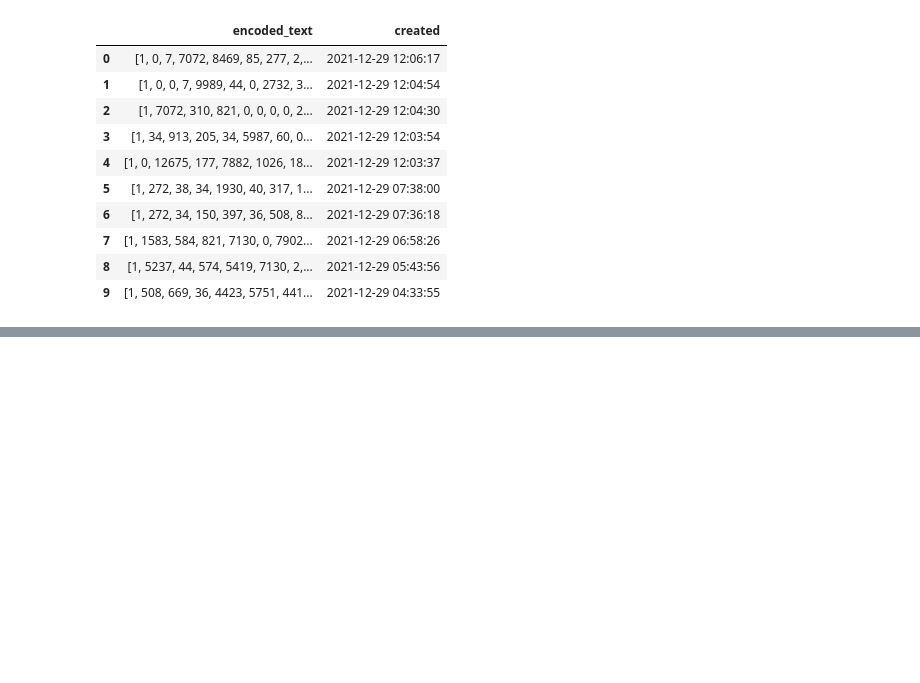
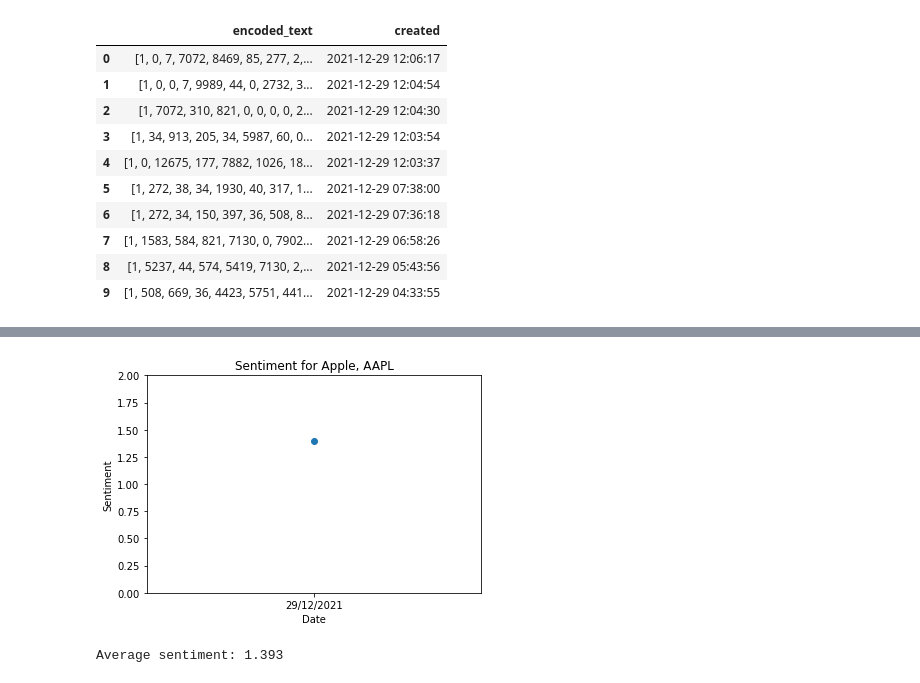
Before and after one commit to Rubinjo/sentiment-stonks, a Jupyter notebook: main.ipynb, the cells around one changed output, grey strips where cells are left out. Saved outputs shown, nothing was run; the diff lists cells and outputs as text; code cells hidden in the pictures; blank space fills up the shorter version.

Commit message:
✨ Final output visuals

```diff
--- a/main.ipynb
+++ b/main.ipynb
@@ -625,0 +635,25 @@ df_labels.head(10)
+# %%
+dates = []
+df_result = pd.DataFrame()
+
+for index, item in df_labels.iterrows():
+    if item["created"].date() not in dates:
+        dates.append(item["created"].date())
+
+for date in dates:
+    df_result = df_result.append({
+        "sentiment": df_labels["label_cat"][df_labels["created"].apply(lambda date: date.date()) == date].mean(),
+        "date": date.strftime('%d/%m/%Y')
+    }, ignore_index=True)
+
+plt.plot(df_result["date"].values.tolist(), df_result["sentiment"].values.tolist(), marker="o")
+plt.ylim(0, 2)
+plt.title("Sentiment for " + ", ".join(SEARCH))
+plt.xlabel("Date")
+plt.ylabel("Sentiment")
+plt.show()
+
+print(f'Average sentiment: {df_result["sentiment"].mean():.3f}')
+# %% [output]
+[figure, added]
+Average sentiment: 1.393
```
Also changed, not shown: parts of 5 cells of this notebook.
